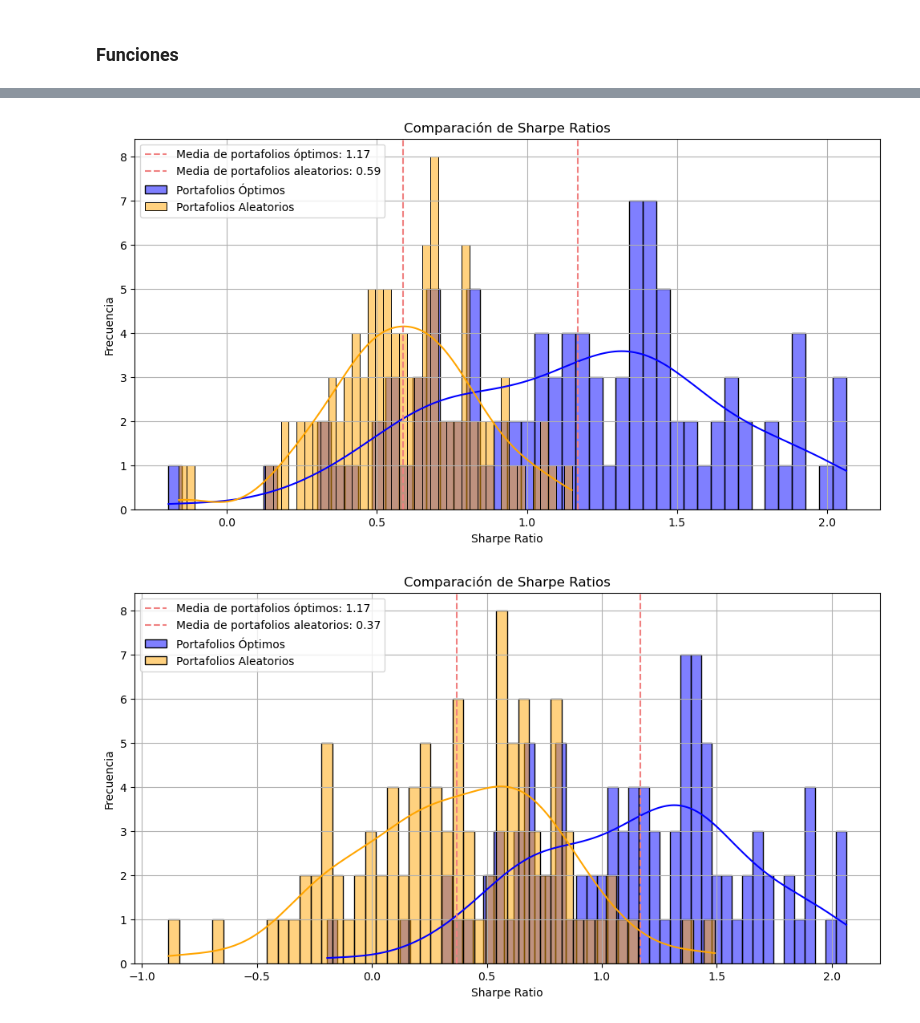
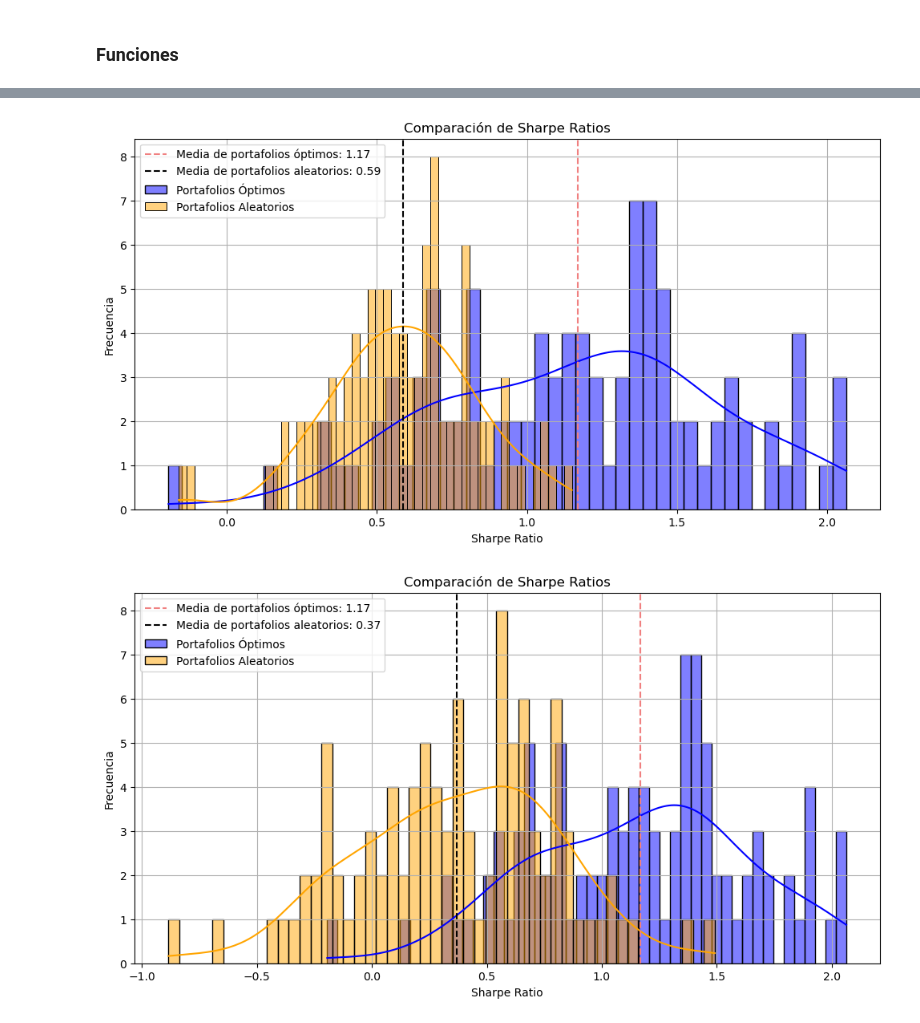
Before and after one commit to LuisMB09/metodos_optimizacion, a Jupyter notebook: aplicación_examen.ipynb, the cells around one changed output, grey strips where cells are left out. Cells and saved outputs as stored; diff of their text form; code cells hidden in the pictures.

Commit message:
color mean

```diff
--- a/aplicación_examen.ipynb
+++ b/aplicación_examen.ipynb
@@ -337,35 +337,35 @@ metricas_df_short = pd.DataFrame({
 plt.figure(figsize=(12, 6))
 
 sns.histplot(
     data=metricas_optimas_df['sharpe'],
     bins=50,
     kde=True,  # Añade la curva de densidad
     color='blue',
     label='Portafolios Óptimos'
 )
 
 sns.histplot(
     data=metricas_df['sharpe'],
     bins=50,
     kde=True,  # Añade la curva de densidad
     color='orange',
     label='Portafolios Aleatorios'
 )
 
 opt_mean = metricas_optimas_df['sharpe'].mean()
 random_mean = metricas_df['sharpe'].mean()
 
 plt.axvline(opt_mean, color='lightcoral', linestyle='--', label=f'Media de portafolios óptimos: {opt_mean:.2f}')
-plt.axvline(random_mean, color='lightcoral', linestyle='--', label=f'Media de portafolios aleatorios: {random_mean:.2f}')
+plt.axvline(random_mean, color='black', linestyle='--', label=f'Media de portafolios aleatorios: {random_mean:.2f}')
 
 plt.legend()
 plt.title('Comparación de Sharpe Ratios')
 plt.xlabel('Sharpe Ratio')
 plt.ylabel('Frecuencia')
 plt.grid()
 plt.show()
 # %% [output]
-[figure, old version]
+[figure, new version]
 # %%
 plt.figure(figsize=(12, 6))
 
@@ -389,7 +389,7 @@ opt_mean = metricas_optimas_df['sharpe'].mean()
 short_mean = metricas_df_short['sharpe'].mean()
 
 plt.axvline(opt_mean, color='lightcoral', linestyle='--', label=f'Media de portafolios óptimos: {opt_mean:.2f}')
-plt.axvline(short_mean, color='lightcoral', linestyle='--', label=f'Media de portafolios aleatorios: {short_mean:.2f}')
+plt.axvline(short_mean, color='black', linestyle='--', label=f'Media de portafolios aleatorios: {short_mean:.2f}')
 
 plt.legend()
 plt.title('Comparación de Sharpe Ratios')
@@ -398,4 +398,4 @@ plt.ylabel('Frecuencia')
 plt.grid()
 plt.show()
 # %% [output]
-[figure, old version]
+[figure, new version]
```
